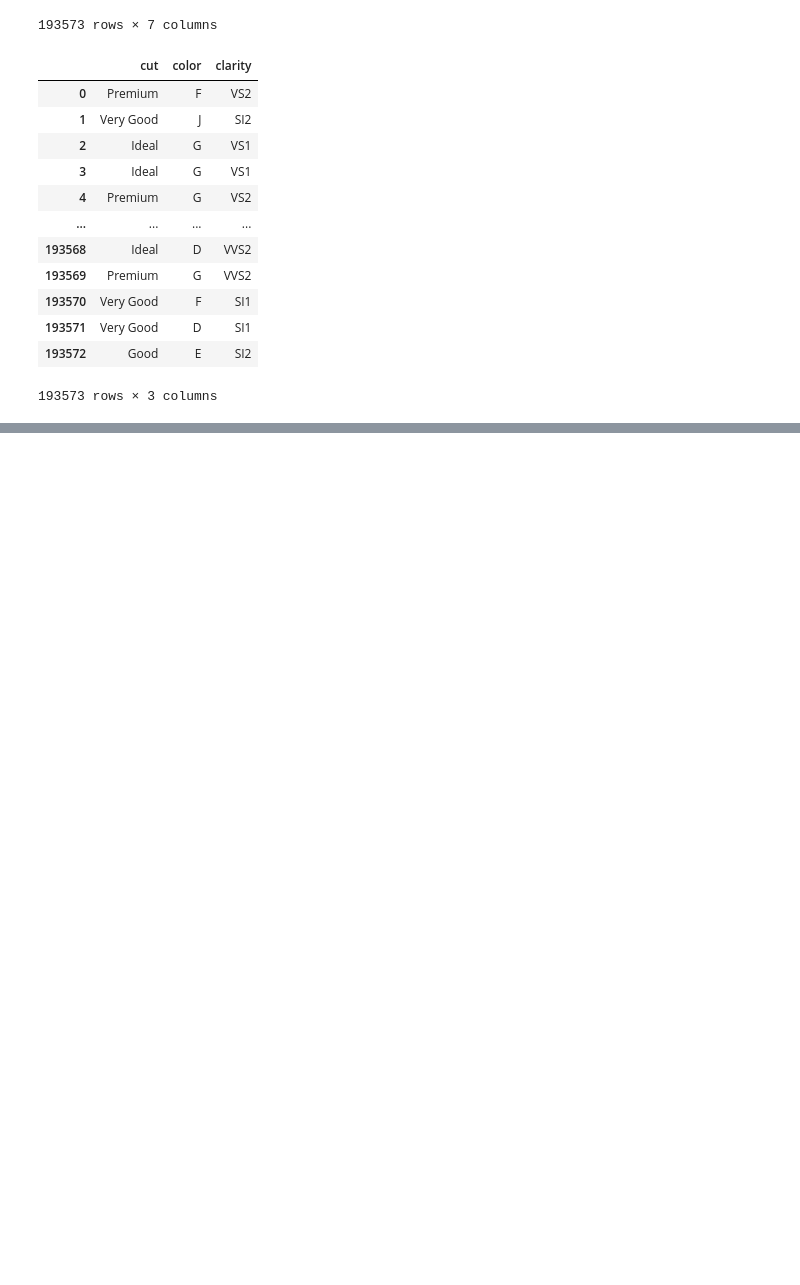
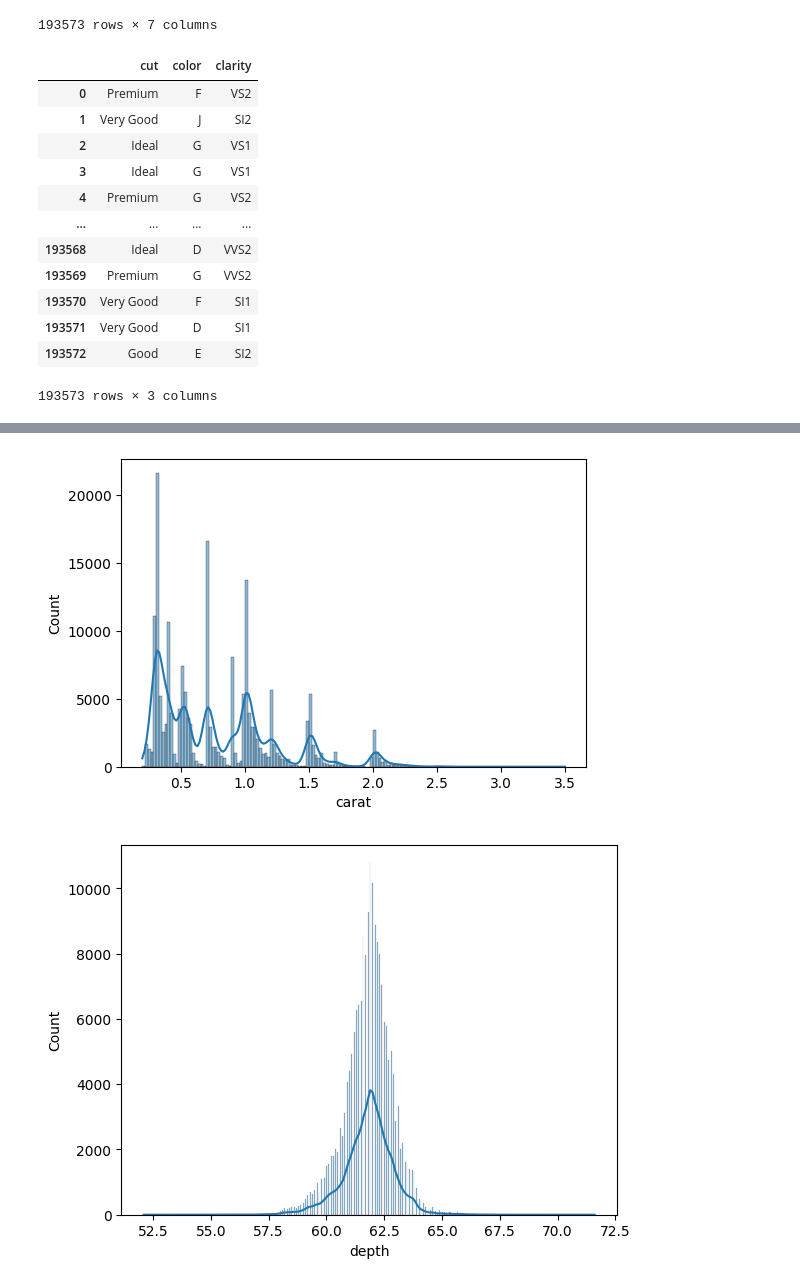
Before and after one commit to venkat4v/MLOPS, a Jupyter notebook: experiment/experiments.ipynb, the cells around one changed output, grey strips where cells are left out. Saved outputs shown, nothing was run; the diff lists cells and outputs as text; code cells hidden in the pictures; blank space fills up the shorter version.

```diff
--- a/experiment/experiments.ipynb
+++ b/experiment/experiments.ipynb
@@ -237,0 +250,5 @@ data[cat_columns]
+# %%
+for column in cat_columns:
+    print(data[column].value_counts())
+    print(f"Here is total number of counts:{len(data[column].value_counts())}")
+    print("===========")
@@ -237,0 +289,12 @@ data[cat_columns]
+# %%
+import seaborn as sns
+import matplotlib.pyplot as plt
+plt.figure(figsize =(6,4))
+
+for column in data[num_columns]:
+    sns.histplot(data=data,x=column,kde=True)
+    print('\n')
+    plt.show()
+# %% [output]
+[figure, added]
+[figure, added]
```
Also changed, not shown: parts of 9 cells of this notebook.
